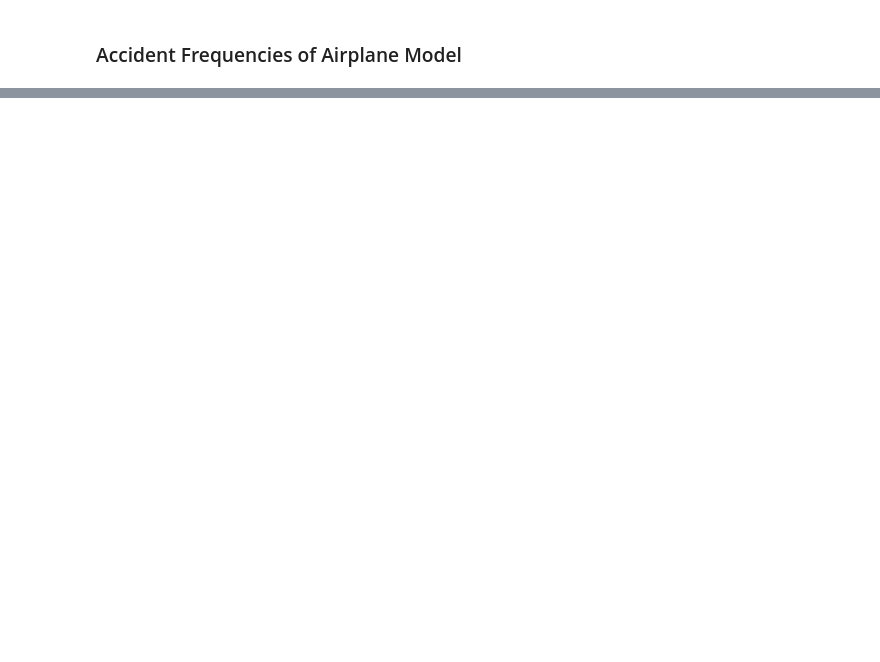
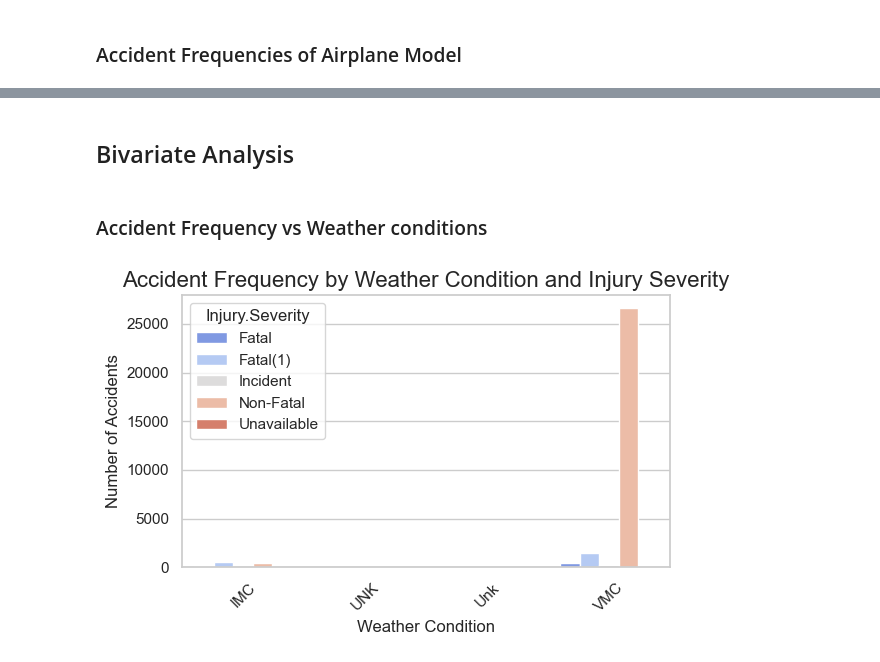
Before and after one commit to Vincent-lab-create/dsc-phase-1-project-v3, a Jupyter notebook: student.ipynb, the cells around one changed output, grey strips where cells are left out. Drawn from its saved outputs; the diff is of its cells as text; code cells hidden in the pictures; blank space fills up the shorter version.

Commit message:
Bivariate Analysis

```diff
--- a/student.ipynb
+++ b/student.ipynb
@@ -347,0 +348,22 @@ plt.show()
+# %% [markdown]
+## Bivariate Analysis
+# %% [markdown]
+### Accident Frequency vs Weather conditions
+# %%
+# Filtering out 'UNKNOWN' or NaN values in Aircraft Model
+df_filtered = df[df['Model'].notna()]
+
+# Grouping data by Weather.Condition and count accident frequency
+weather_counts = df_filtered.groupby(['Weather.Condition', 'Injury.Severity']).size().reset_index(name='Count')
+
+# Ploting Grouped Bar Plot
+plt.figure(figsize=(6, 4))
+sns.barplot(data=weather_counts, x='Weather.Condition', y='Count', hue='Injury.Severity', palette='coolwarm')
+plt.title('Accident Frequency by Weather Condition and Injury Severity', fontsize=16)
+plt.xlabel('Weather Condition', fontsize=12)
+plt.ylabel('Number of Accidents', fontsize=12)
+plt.xticks(rotation=45)
+plt.tight_layout()
+plt.show()
+# %% [output]
+[figure, added]
```
Also changed, not shown: parts of 13 cells of this notebook.
